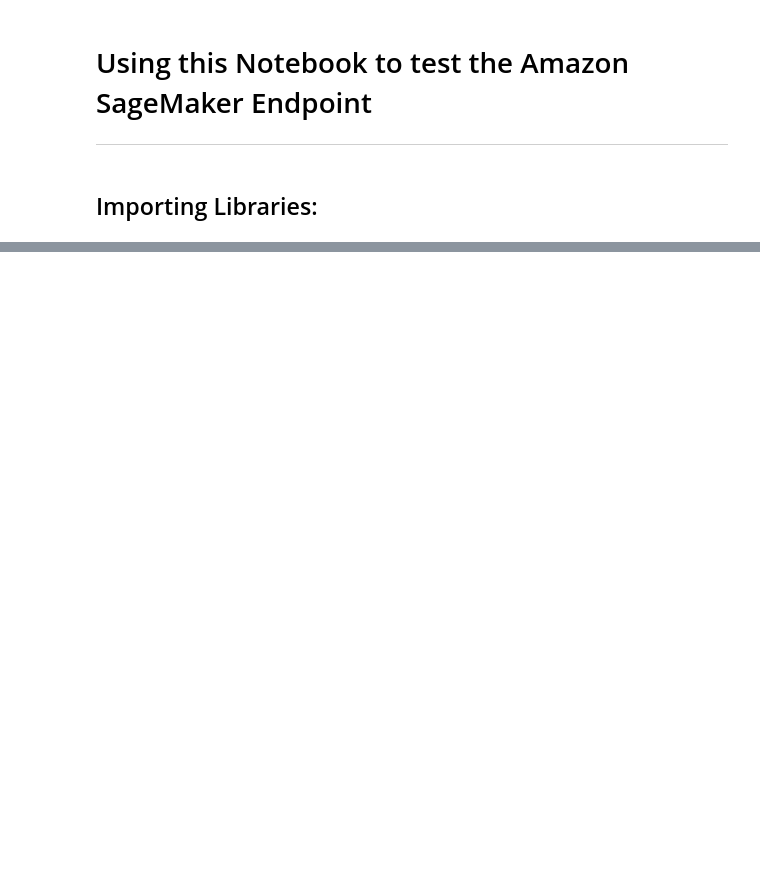
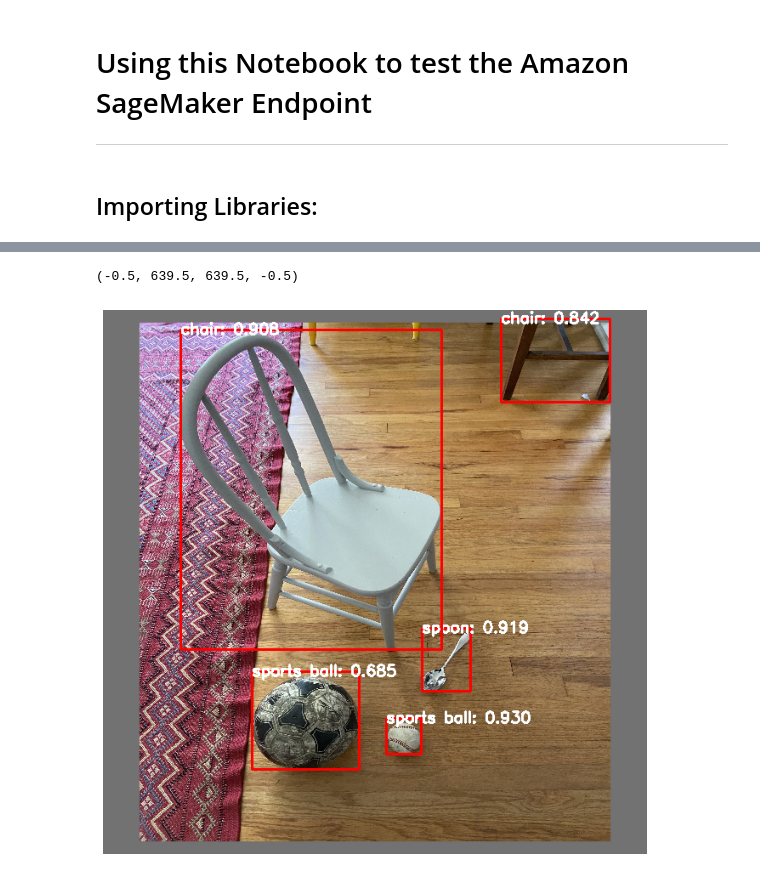
Before and after one commit to aws-samples/host-yolov5-on-sagemaker-endpoint, a Jupyter notebook: source/2_Test_Endpoint.ipynb, the cells around one changed output, grey strips where cells are left out. Saved outputs shown, nothing was run; the diff lists cells and outputs as text; code cells hidden in the pictures; blank space fills up the shorter version.

```diff
--- a/source/2_Test_Endpoint.ipynb
+++ b/source/2_Test_Endpoint.ipynb
@@ -14 +39,4 @@ import cv2, numpy as np
+# %%
+config = botocore.config.Config(read_timeout=500)
+runtime = boto3.client('runtime.sagemaker', config=config)
 # %%
@@ -29,0 +49,11 @@ print('Results: ', result)
+# %%
+indices = np.where(np.array(result['predictions'][0]['output_1']) > 0.5)
+xywh = np.array(result['predictions'][0]['output_0'])[indices]
+xywh[:,0] *= 640
+xywh[:,1] *= 640
+xywh[:,2] *= 640
+xywh[:,3] *= 640
+xywh = xywh.astype(int)
+
+scores = np.array(result['predictions'][0]['output_1'])[indices]
+classes = np.array(result['predictions'][0]['output_2'])[indices]
@@ -29,0 +70,25 @@ print('Results: ', result)
+# %%
+FONT = cv2.FONT_HERSHEY_SIMPLEX
+FONTSCALE = .6
+WHITE = (255, 255, 255)
+THICKNESS = 2
+for idx, rect in enumerate(xywh):
+    img = cv2.rectangle(img,
+              (rect[0], rect[1]-5),
+              (rect[2], rect[3]), thickness=2, color = (255,0,0))
+
+    class_idx = int(classes[idx])
+    img = cv2.putText(img,
+                      f'{class_names[class_idx]}: {scores[idx]:0.3f}',
+                      (rect[0],rect[1]),
+                      FONT,
+                      FONTSCALE,
+                      WHITE,
+                      THICKNESS)
+# %%
+plt.figure(figsize=(10,10))
+plt.imshow(img)
+plt.axis('off')
+# %% [output]
+(-0.5, 639.5, 639.5, -0.5)
+[figure, added]
```
Also changed, not shown: parts of 9 cells of this notebook, 2 other files.
